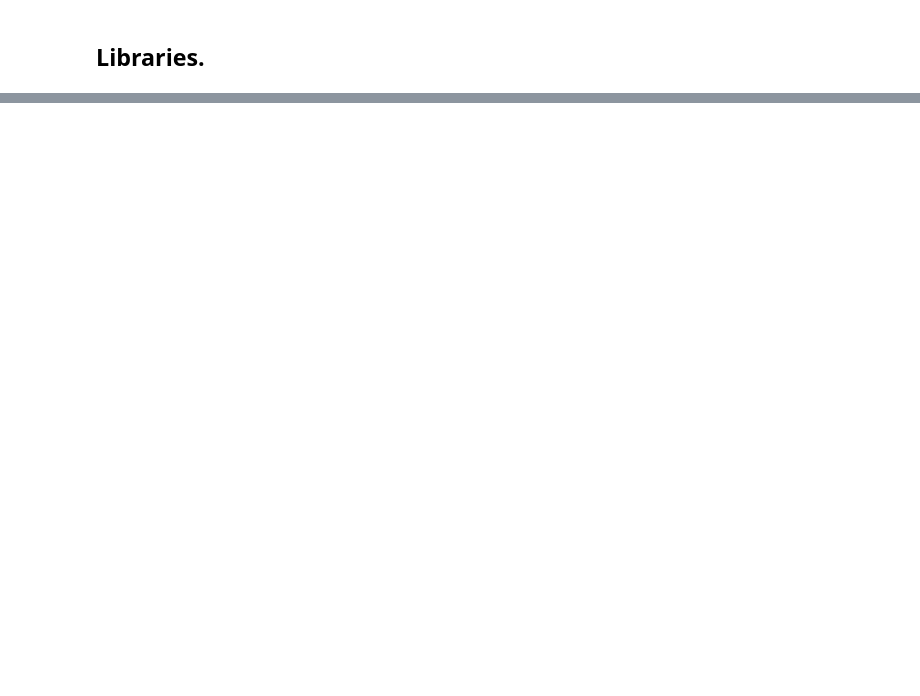
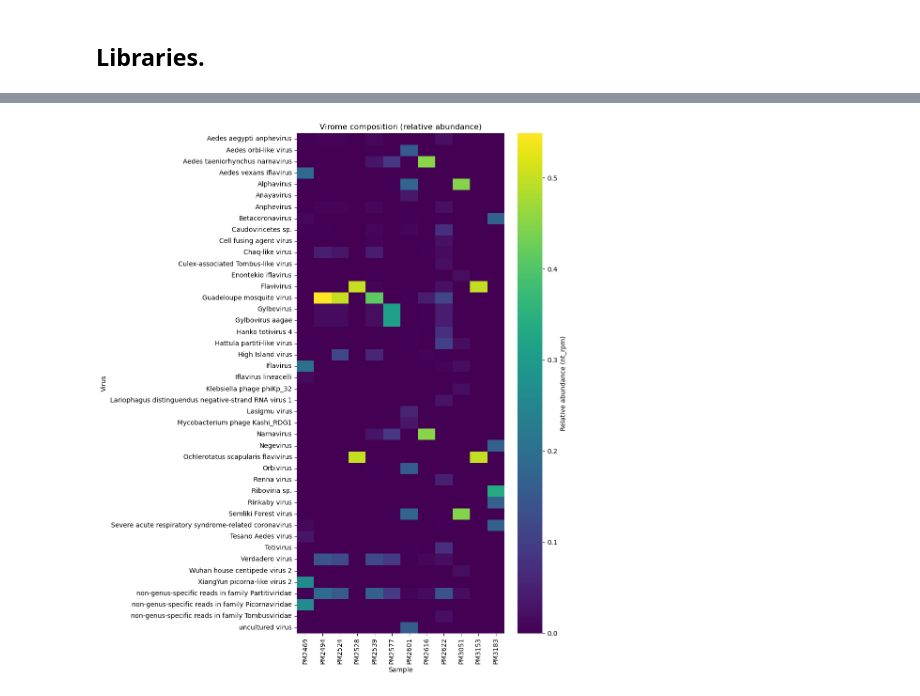
Before and after one commit to mgarciak-LEVE/mosquito_virome_yucatan_LEVE, a Jupyter notebook: scripts/czid_analysis/sequence_analysis.ipynb, the cells around one changed output, grey strips where cells are left out. Cells and saved outputs as stored; diff of their text form; code cells hidden in the pictures; blank space fills up the shorter version.

Commit message:
Add: New python script for CZID results analysis. Generation of dataframes and figures.

```diff
--- a/scripts/czid_analysis/sequence_analysis.ipynb
+++ b/scripts/czid_analysis/sequence_analysis.ipynb
@@ -43,0 +87,6 @@ for i in samples:
+# %%
+# Dataframe cleaning and manipulation.
+df_samples = df_samples.drop(columns= ['agg_score',	'max_z_score',	'nt_z_score', 'nt_bg_mean',	'nt_bg_stdev',
+                                       'nt_bg_mean_mass_normalized',	'nt_bg_stdev_mass_normalized',	'nr_z_score',
+                                       'nr_bg_mean',	'nr_bg_stdev',	'nr_bg_mean_mass_normalized',	'nr_bg_stdev_mass_normalized'])
+display(df_samples)
@@ -43,0 +210,11 @@ for i in samples:
+# %%
+# Dataframe merging.
+df_final = df_samples.merge(
+    df_metadata,
+    on="sample_name",
+    how="left"
+)
+
+print(df_final.columns.tolist())
+display(df_final)
+df_final.to_csv(base_path / 'docs/czid_sequence_reports/df_final_overview.csv', index=False)
@@ -43,0 +236,30 @@ for i in samples:
+# %%
+# Data visualization.
+
+pivot = df_final.pivot_table(
+    index="name",
+    columns="sample_name",
+    values="nt_rpm",
+    aggfunc="sum",
+    fill_value=0
+)
+pivot_rel = pivot.div(pivot.sum(axis=0), axis=1)
+
+# Low informative taxa filtering. We filter out taxa that have a relative abundance of less than 1% in all samples.
+pivot_filt = pivot_rel[pivot_rel.max(axis=1) > 0.01]  # >1%
+
+plt.figure(figsize=(10, 12))
+
+sns.heatmap(
+    pivot_filt,
+    cmap="viridis",
+    cbar_kws={"label": "Relative abundance (nt_rpm)"}
+)
+
+plt.title("Virome composition (relative abundance)")
+plt.xlabel("Sample")
+plt.ylabel("Virus")
+plt.tight_layout()
+plt.show()
+# %% [output]
+[figure, added]
```
Also changed, not shown: parts of 9 cells of this notebook, 30 other files.
